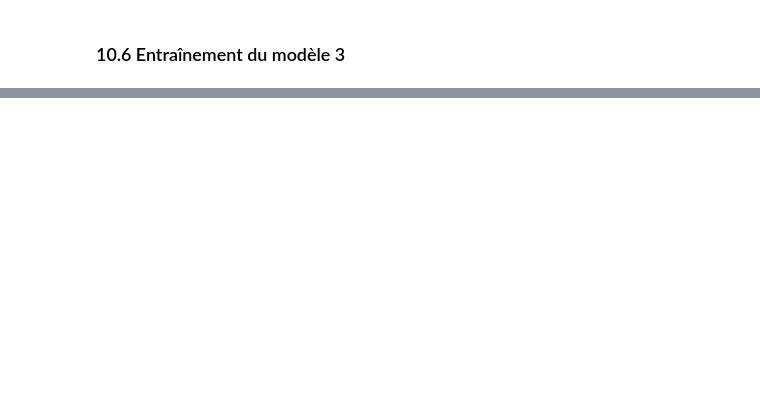
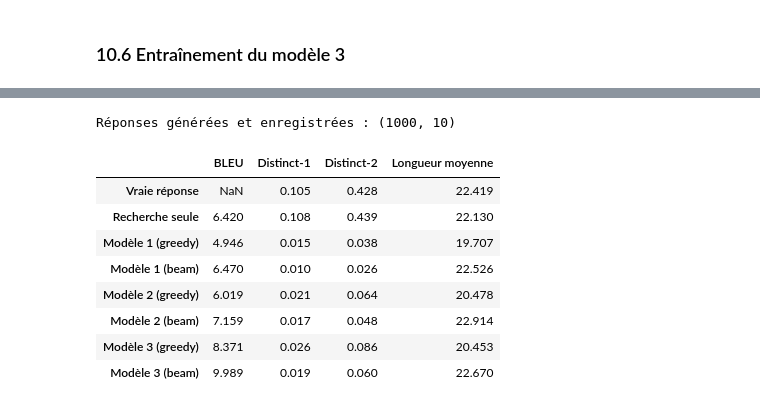
Before and after one commit to ranimmhiri/supportbot, a Jupyter notebook: notebooks/02_modele.ipynb, the cells around one changed output, grey strips where cells are left out. Drawn from its saved outputs; the diff is of its cells as text; code cells hidden in the pictures; blank space fills up the shorter version.

```diff
--- a/notebooks/02_modele.ipynb
+++ b/notebooks/02_modele.ipynb
@@ -1413,0 +1454,65 @@ Epoch 10 | perte train 2.476 | perte val 2.387 | perplexité val   10.9 | 19.7 m
+# %%
+echantillon = test.sample(1000, random_state=SEED)
+cas_echantillon = train["reponse"].values[cas_test[echantillon.index]]
+
+reponses = pd.DataFrame({
+    "marque": echantillon["marque"].values,
+    "message": echantillon["message"].values,
+    "Vraie réponse": echantillon["reponse"].values,
+    "Recherche seule": cas_echantillon,
+})
+
+for nom, modele in [("Modèle 1", modele1), ("Modèle 2", modele2)]:
+    reponses[f"{nom} (greedy)"] = [generer_greedy(modele, m)[0] for m in tqdm(reponses["message"])]
+    reponses[f"{nom} (beam)"] = [generer_beam(modele, m) for m in tqdm(reponses["message"])]
+
+reponses["Modèle 3 (greedy)"] = [generer_greedy(modele3, m, c)[0]
+                                 for m, c in tqdm(zip(reponses["message"], cas_echantillon), total=1000)]
+reponses["Modèle 3 (beam)"] = [generer_beam(modele3, m, c)
+                               for m, c in tqdm(zip(reponses["message"], cas_echantillon), total=1000)]
+
+reponses.to_csv("../reports/reponses_test.csv", index=False)   # pour ne pas tout regénérer
+print(f"Réponses générées et enregistrées : {reponses.shape}")
+# %% [output]
+Réponses générées et enregistrées : (1000, 10)
+# %%
+from nltk.translate.bleu_score import corpus_bleu, SmoothingFunction
+
+
+def bleu(hypotheses, references):
+    """BLEU de corpus (NLTK) : n-grammes de 1 à 4, avec lissage, de 0 à 100."""
+    refs = [[r.split()] for r in references]                   # une seule vraie réponse par message
+    hyps = [h.split() for h in hypotheses]
+    return 100 * corpus_bleu(refs, hyps, smoothing_function=SmoothingFunction().method1)
+
+
+def ngrammes(tokens, n):
+    """Liste des groupes de n tokens consécutifs."""
+    return [tuple(tokens[i:i + n]) for i in range(len(tokens) - n + 1)]
+
+
+def distinct(hypotheses, n):
+    """Proportion de n-grammes différents parmi tous les n-grammes générés."""
+    tous = [g for h in hypotheses for g in ngrammes(h.split(), n)]
+    return len(set(tous)) / len(tous)
+
+reponses = pd.read_csv("../reports/reponses_test.csv")
+systemes = [c for c in reponses.columns if c not in ("marque", "message")]
+resultats = pd.DataFrame({
+    "BLEU": [bleu(reponses[s], reponses["Vraie réponse"]) for s in systemes],
+    "Distinct-1": [distinct(reponses[s], 1) for s in systemes],
+    "Distinct-2": [distinct(reponses[s], 2) for s in systemes],
+    "Longueur moyenne": [reponses[s].str.split().str.len().mean() for s in systemes],
+}, index=systemes).round(3)
+resultats.loc["Vraie réponse", "BLEU"] = np.nan       # comparer la vraie réponse à elle-même n'a pas de sens
+resultats
+# %% [output]
+|  | BLEU | Distinct-1 | Distinct-2 | Longueur moyenne |
+| Vraie réponse | NaN | 0.105 | 0.428 | 22.419 |
+| Recherche seule | 6.420 | 0.108 | 0.439 | 22.130 |
+| Modèle 1 (greedy) | 4.946 | 0.015 | 0.038 | 19.707 |
+| Modèle 1 (beam) | 6.470 | 0.010 | 0.026 | 22.526 |
+| Modèle 2 (greedy) | 6.019 | 0.021 | 0.064 | 20.478 |
+| Modèle 2 (beam) | 7.159 | 0.017 | 0.048 | 22.914 |
+| Modèle 3 (greedy) | 8.371 | 0.026 | 0.086 | 20.453 |
+| Modèle 3 (beam) | 9.989 | 0.019 | 0.060 | 22.670 |
```
Also changed, not shown: parts of 50 cells of this notebook, 1 other file.
